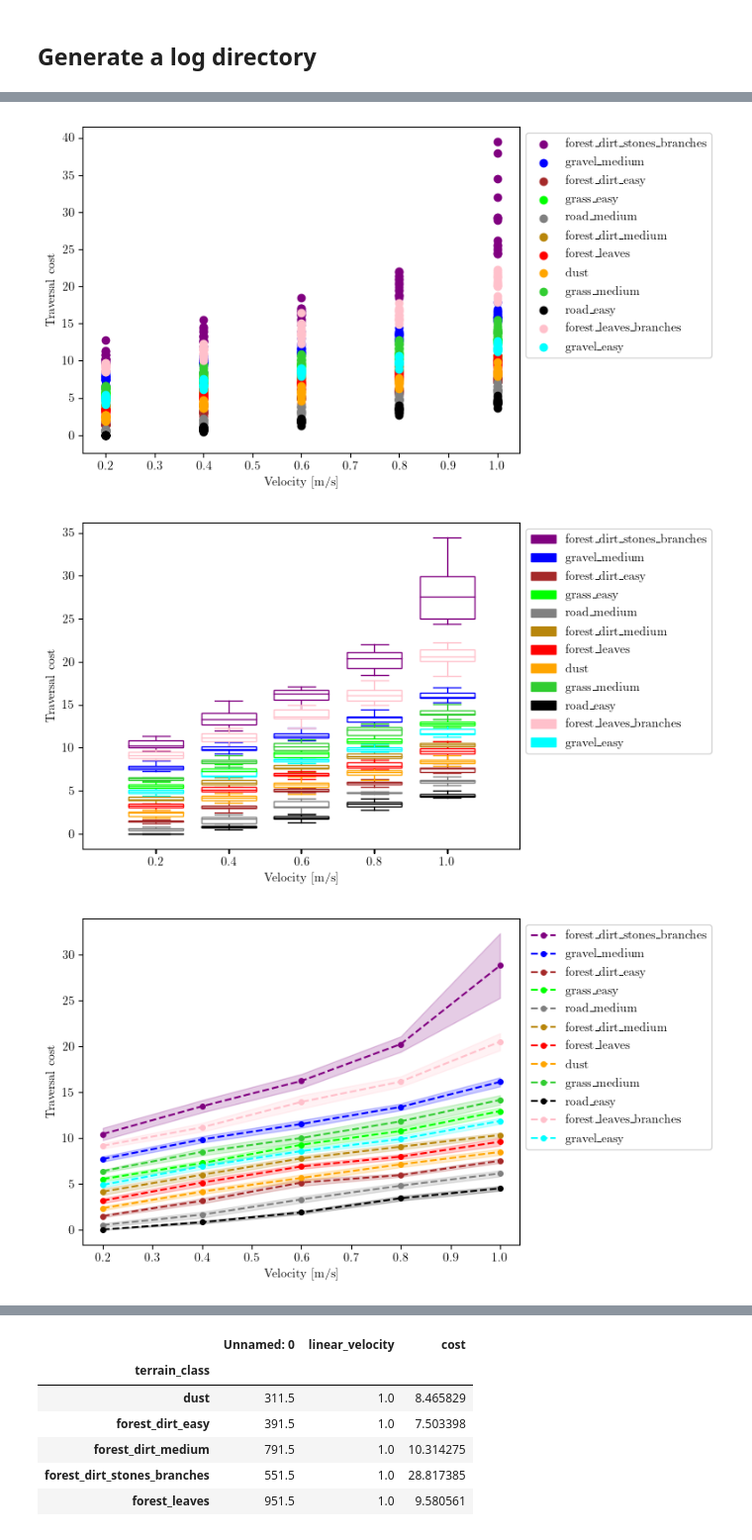
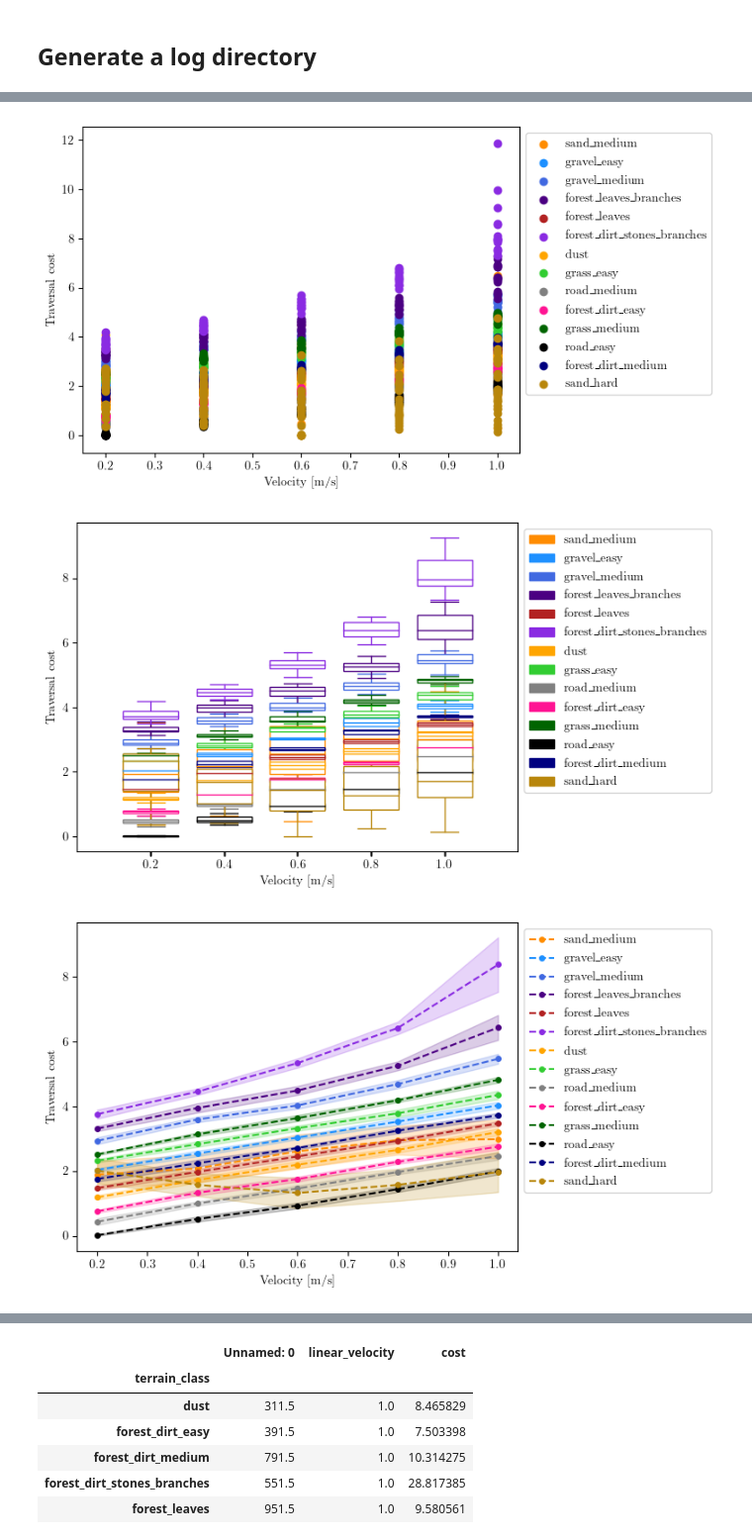
Before and after one commit to Whojo/Autonomous-Navigation-Offroad-by-traversability-analysis, a Jupyter notebook: src/traversal_cost/siamese_network/main.ipynb, the cells around one changed output, grey strips where cells are left out. Shown: that part at 99% size. Saved outputs shown, nothing was run; the diff lists cells and outputs as text; code cells hidden in the pictures.

Commit message:
Add sand to plot

```diff
--- a/src/traversal_cost/siamese_network/main.ipynb
+++ b/src/traversal_cost/siamese_network/main.ipynb
@@ -296,8 +296,10 @@ Test accuracy:  99.18021493524387
 ## Compute and display traversal costs
 # %%
 # Compute the traversal costs from the features of the dataset
+from params import PROJECT_PATH
+
 costs_df = traversalcost.utils.compute_traversal_costs(
-    dataset=params.siamese.DATASET,
+    dataset=PROJECT_PATH / "src/traversal_cost/datasets/dataset_all_terrain",
     cost_function=model.to(device="cpu"),
     to_tensor=True
 )
@@ -326,7 +328,7 @@ else:
     )
 
 # Generate the log directory
-generate_log(dataset_directory=params.siamese.DATASET,
+generate_log(dataset_directory=PROJECT_PATH / "src/traversal_cost/datasets/dataset_all_terrain",
              results_directory=results_directory,
              test_loss=test_loss,
              test_accuracy=test_accuracy,
@@ -342,3 +344,3 @@ np.save(results_directory / "mean", costs_df['cost'].mean())
-[figure, old version]
+[figure, new version]
-[figure, old version]
+[figure, new version]
-[figure, old version]
+[figure, new version]
```
Also changed, not shown: parts of 6 cells of this notebook, 1 other file.
